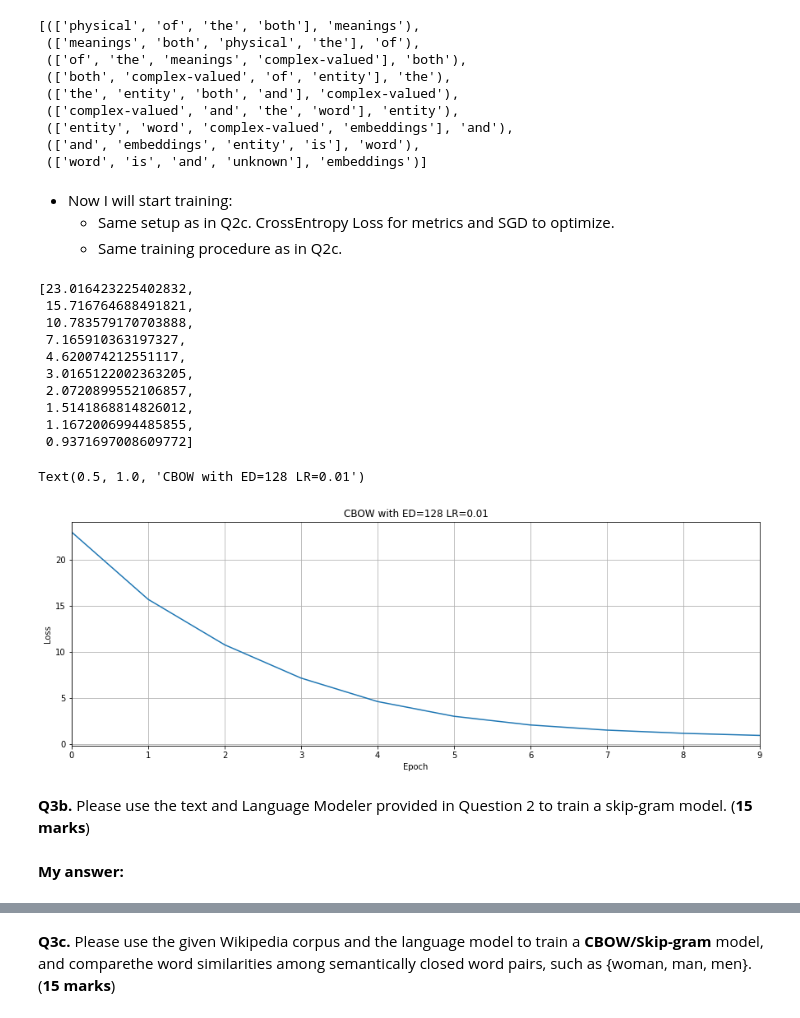
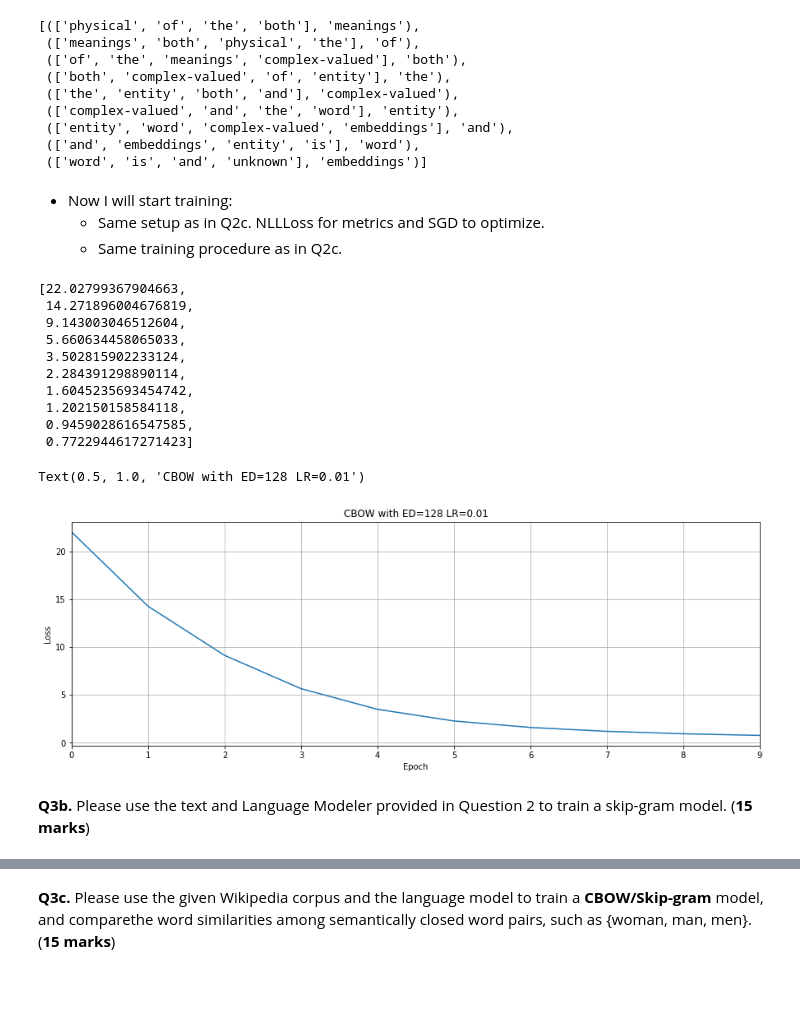
Before and after one commit to swcleon/CS6493, a Jupyter notebook: A1/Submission.ipynb, the cells around one changed output, grey strips where cells are left out. Drawn from its saved outputs; the diff is of its cells as text; code cells hidden in the pictures; blank space fills up the shorter version.

```diff
--- a/A1/Submission.ipynb
+++ b/A1/Submission.ipynb
@@ -122,7 +122,7 @@ import torch.optim as optim
 def train(Epoch, Vocabulary_Size, Embedding_Dimension, Context_Size, Learning_Rate):
 
     losses = [] # List that contains the training loss of each epoch
-    Loss_Function = nn.CrossEntropyLoss()
+    Loss_Function = nn.NLLLoss()
 
     # Initialize the model
     model = LanguageModeler(
@@ -306,11 +306,11 @@ pprint(bag_of_words)
  (['word', 'is', 'and', 'unknown'], 'embeddings')]
 # %% [markdown]
 - Now I will start training:
-    - Same setup as in Q2c. CrossEntropy Loss for metrics and SGD to optimize.
+    - Same setup as in Q2c. NLLLoss for metrics and SGD to optimize.
     - Same training procedure as in Q2c.
 # %%
 losses = []
-loss_function = nn.CrossEntropyLoss()
+loss_function = nn.NLLLoss()
 model = LanguageModeler(vocab_size=vocabulary_length,
                         embedding_dim=EMBEDDING_DIMENSIONS[-1], # EMBEDDING_DIMENSIONS = [32, 64, 128] from Q2c
                         context_size=CONTEXT_SIZE)
@@ -333,46 +333,45 @@ for epoch in range(EPOCH): # EPOCH = 10
 
         # Compute loss
         loss = loss_function(
             log_probs,
-            torch.tensor([index[target]])
+            torch.tensor([index[target]], dtype=torch.long)
             )
 
         # Backpropagate and update weights
         loss.backward()
         optimizer.step()
 
         # Sums up loss for this epoch
         total_loss += loss.item()
 
     # Record total epoch loss
     losses.append(total_loss)
 
+# Display training losses
 pprint(losses)
 
 plt.figure(figsize=(15, 5))
 plt.plot(losses)
 
 # Pyplot Settings
 plt.grid()
 plt.xticks(range(0, EPOCH))
 plt.xlim(0,9)
 plt.xlabel('Epoch')
 plt.ylabel('Loss')
 plt.title('CBOW with ED=128 LR=0.01')
 # %% [output]
-[23.016423225402832,
- 15.716764688491821,
- 10.783579170703888,
- 7.165910363197327,
- 4.620074212551117,
- 3.0165122002363205,
- 2.0720899552106857,
- 1.5141868814826012,
- 1.1672006994485855,
- 0.9371697008609772]
+[22.02799367904663,
+ 14.271896004676819,
+ 9.143003046512604,
+ 5.660634458065033,
+ 3.502815902233124,
+ 2.284391298890114,
+ 1.6045235693454742,
+ 1.202150158584118,
+ 0.9459028616547585,
+ 0.7722944617271423]
 Text(0.5, 1.0, 'CBOW with ED=128 LR=0.01')
-[figure, old version]
+[figure, new version]
 # %% [markdown]
 **Q3b.** Please use the text and Language Modeler provided in Question 2 to train a skip-gram model. (**15 marks**)
-# %% [markdown]
-**My answer:**
```
Also changed, not shown: parts of 8 cells of this notebook.
